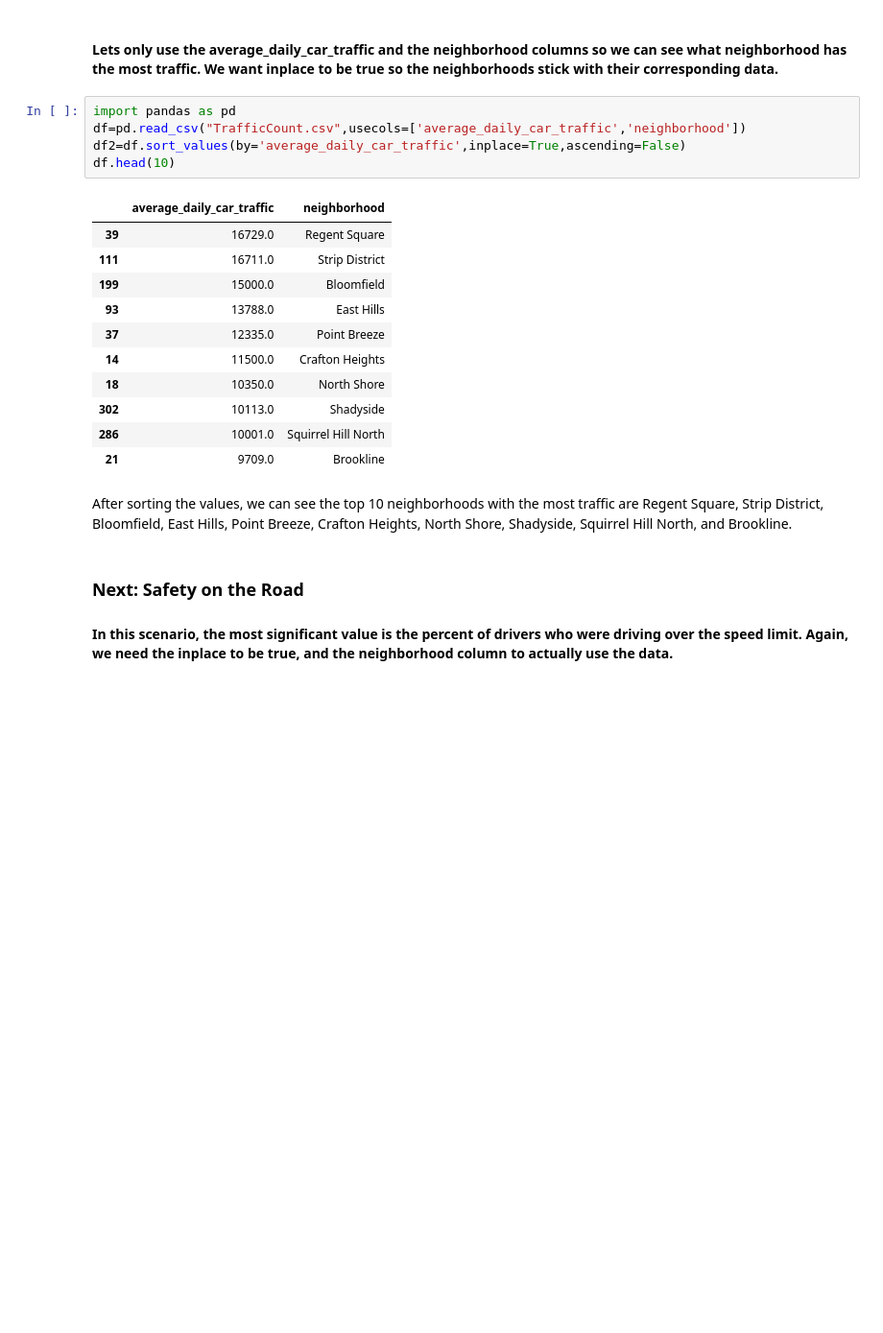
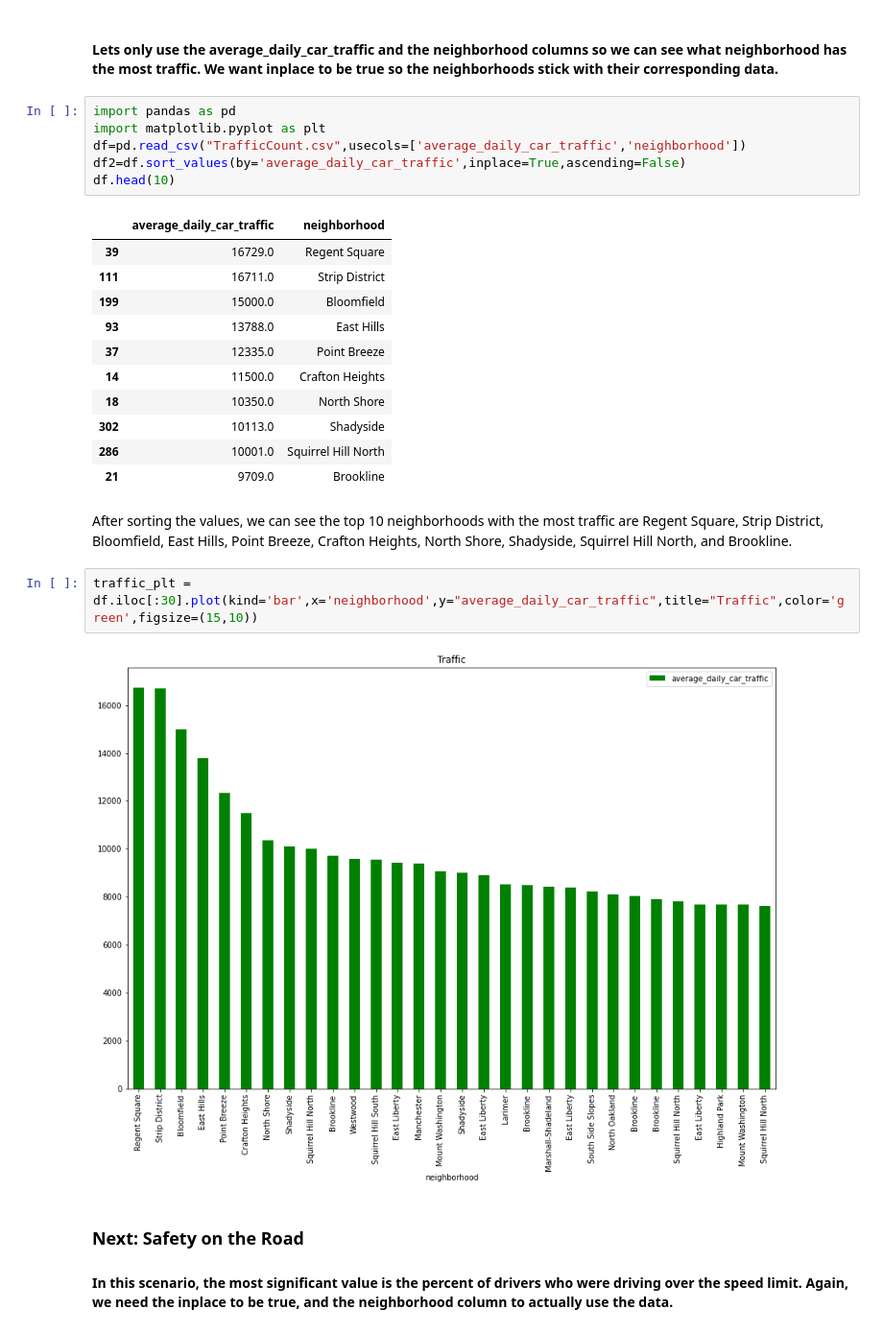
Before and after one commit to jakekressley/ldpn, a Jupyter notebook: code/vishal.ipynb, the cells around one changed output. Shown at 96% size. Saved outputs shown, nothing was run; the diff lists cells and outputs as text; blank space fills up the shorter version.

```diff
--- a/code/vishal.ipynb
+++ b/code/vishal.ipynb
@@ -33,6 +33,7 @@ print(df)
 #### Lets only use the average_daily_car_traffic and the neighborhood columns so we can see what neighborhood has the most traffic. We want inplace to be true so the neighborhoods stick with their corresponding data.
 # %%
 import pandas as pd
+import matplotlib.pyplot as plt
 df=pd.read_csv("TrafficCount.csv",usecols=['average_daily_car_traffic','neighborhood'])
 df2=df.sort_values(by='average_daily_car_traffic',inplace=True,ascending=False)
 df.head(10)
@@ -50,6 +51,10 @@ df.head(10)
 | 21 | 9709.0 | Brookline |
 # %% [markdown]
 After sorting the values, we can see the top 10 neighborhoods with the most traffic are Regent Square, Strip District, Bloomfield, East Hills, Point Breeze, Crafton Heights, North Shore, Shadyside, Squirrel Hill North, and Brookline.
+# %%
+traffic_plt = df.iloc[:30].plot(kind='bar',x='neighborhood',y="average_daily_car_traffic",title="Traffic",color='green',figsize=(15,10))
+# %% [output]
+[figure, added]
 # %% [markdown]
 ### Next: Safety on the Road
 #### In this scenario, the most significant value is the percent of drivers who were driving over the speed limit. Again, we need the inplace to be true, and the neighborhood column to actually use the data.
```
